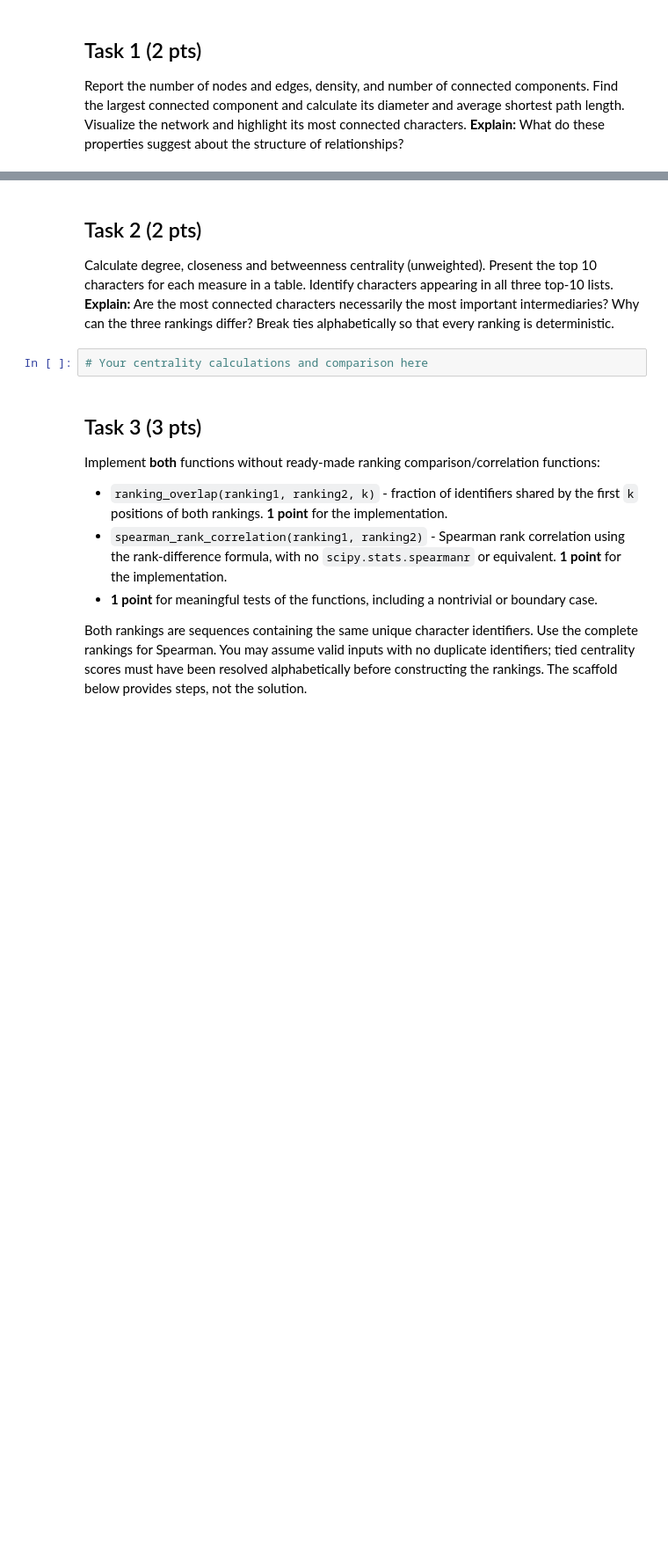
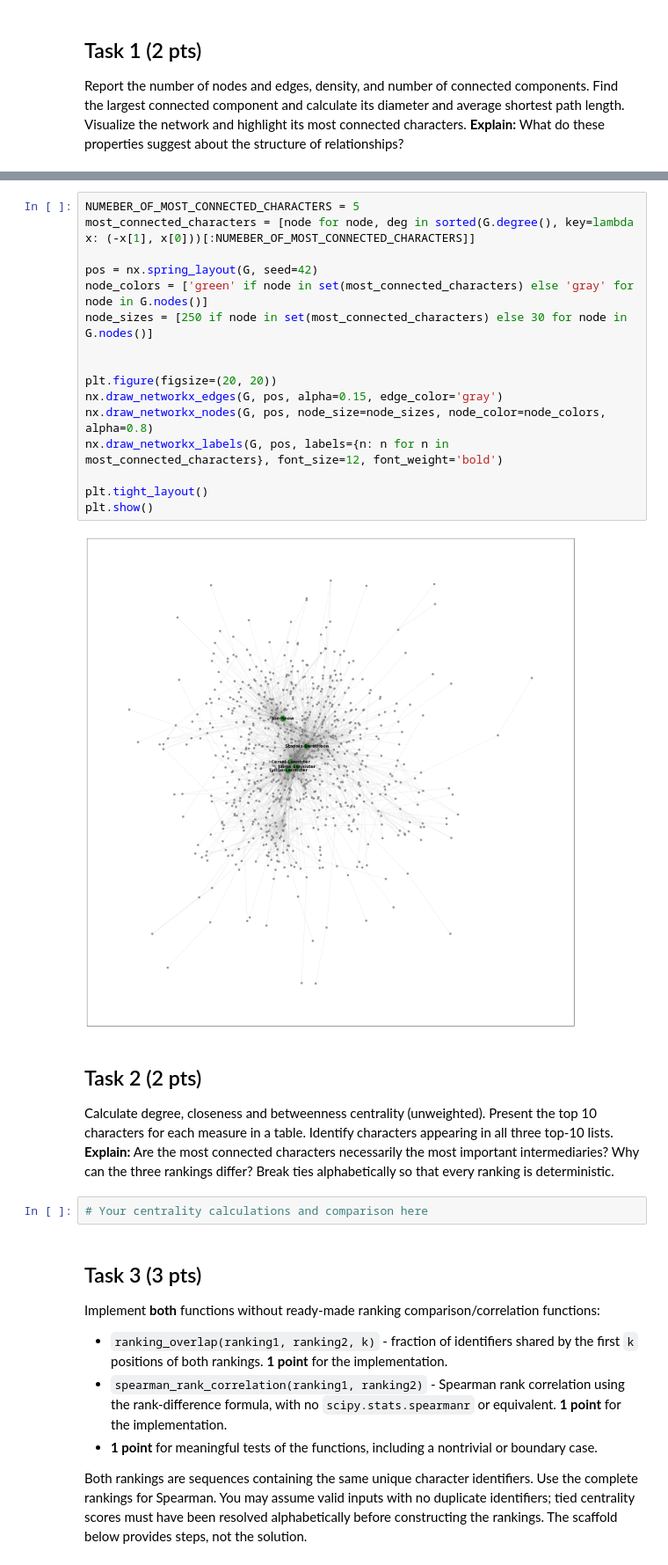
Before and after one commit to SpriNt-PL/ADM_Lab_4, a Jupyter notebook: 01_Game_of_Thrones.ipynb, the cells around one changed output, grey strips where cells are left out. Shown at 88% size. Saved outputs shown, nothing was run; the diff lists cells and outputs as text; blank space fills up the shorter version.

```diff
--- a/01_Game_of_Thrones.ipynb
+++ b/01_Game_of_Thrones.ipynb
@@ -49,3 +82,21 @@ Report the number of nodes and edges, density, and number of connected component
+# %%
+NUMEBER_OF_MOST_CONNECTED_CHARACTERS = 5
+most_connected_characters = [node for node, deg in sorted(G.degree(), key=lambda x: (-x[1], x[0]))[:NUMEBER_OF_MOST_CONNECTED_CHARACTERS]]
+
+pos = nx.spring_layout(G, seed=42)
+node_colors = ['green' if node in set(most_connected_characters) else 'gray' for node in G.nodes()]
+node_sizes = [250 if node in set(most_connected_characters) else 30 for node in G.nodes()]
+
+
+plt.figure(figsize=(20, 20))
+nx.draw_networkx_edges(G, pos, alpha=0.15, edge_color='gray')
+nx.draw_networkx_nodes(G, pos, node_size=node_sizes, node_color=node_colors, alpha=0.8)
+nx.draw_networkx_labels(G, pos, labels={n: n for n in most_connected_characters}, font_size=12, font_weight='bold')
+
+plt.tight_layout()
+plt.show()
+# %% [output]
+[figure, added]
 # %% [markdown]
 ## Task 2 (2 pts)
 
```
Also changed, not shown: parts of 2 cells of this notebook.
